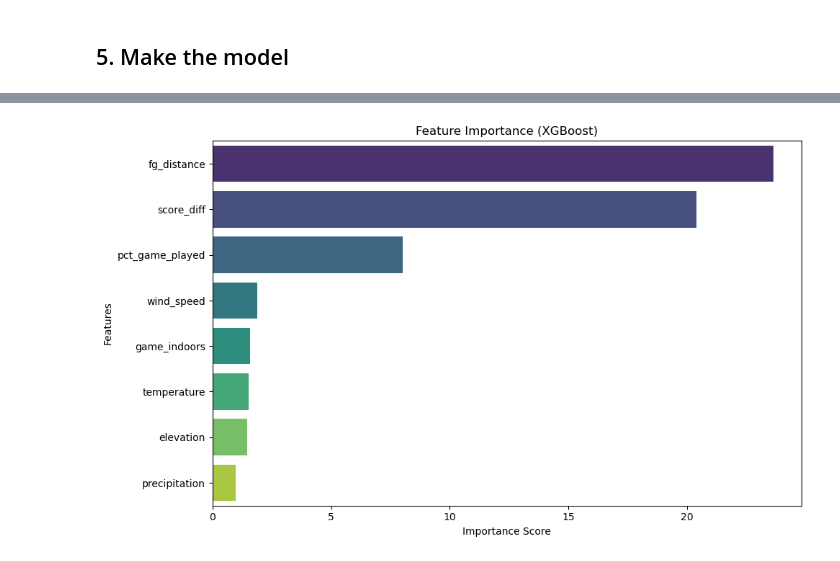
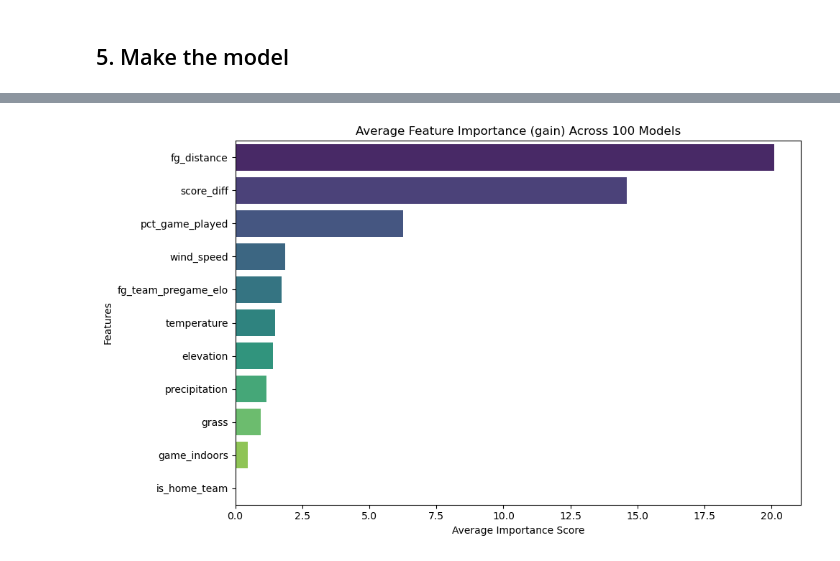
Before and after one commit to lneuendorf/4th-down-models, a Jupyter notebook: notebooks/field_goal.ipynb, the cells around one changed output, grey strips where cells are left out. Cells and saved outputs as stored; diff of their text form; code cells hidden in the pictures.

```diff
--- a/notebooks/field_goal.ipynb
+++ b/notebooks/field_goal.ipynb
@@ -27,7 +27,7 @@ with open('../config.json') as f:
 # %% [markdown]
 ## 1. Load the Data
 # %%
-YEARS = range(2014, 2025)
+YEARS = range(2010, 2025)
 DATA_DIR = '../data'
 # %%
 def convert_to_snake_case(cols):
@@ -351,6 +360,7 @@ df = df.assign(
     wind_speed = np.where(df.game_indoors, 0, df.wind_speed.fillna(int(df.wind_speed.mean()))),
     elevation = df.elevation.fillna(int(df.elevation.astype(float).mean())),
     precipitation = np.where(df.game_indoors, 0, df.precipitation.fillna(int(df.precipitation.mean()))),
+    fg_team_pregame_elo = np.where(df.offense == df.home_team, df.home_pregame_elo, df.away_pregame_elo),
 )
 
 df['elevation'] = df['elevation'].astype(float)
@@ -712,0 +638,14 @@ shap.summary_plot(shap_values, train_x)
+# %%
+all_shap_values = []
+
+background = data_train.drop(columns=['game_id', 'fg_made'])
+
+for model in tqdm(models, desc='Calculating SHAP values'):
+    explainer = shap.TreeExplainer(model)
+    shap_vals = explainer.shap_values(background)
+    all_shap_values.append(shap_vals)
+
+shap_values_array = np.stack(all_shap_values)  # shape: (n_models, n_samples, n_features)
+mean_shap_values = np.mean(shap_values_array, axis=0)  # shape: (n_samples, n_features)
+
+shap.summary_plot(mean_shap_values, background)
@@ -713,32 +654,38 @@ shap.summary_plot(shap_values, train_x)
 # %%
-def plot_feature_importance(model):
-    # Get feature importance scores
-    importance = model.get_score(importance_type="gain")  # weight, gain, cover
+def plot_aggregated_feature_importance(models, importance_type="gain"):
+    total_importance = {}
 
-    # Convert to a DataFrame for easier plotting
+    # Aggregate importances across all models
+    for model in tqdm(models, desc='Calculating Feature Importance'):
+        importance = model.get_score(importance_type=importance_type)
+        for feat, score in importance.items():
+            total_importance[feat] = total_importance.get(feat, 0) + score
+
+    # Average the importance by number of models
+    for feat in total_importance:
+        total_importance[feat] /= len(models)
+
     importance_df = pd.DataFrame({
-        "Feature": list(importance.keys()),
-        "Importance": list(importance.values())
+        "Feature": list(total_importance.keys()),
+        "Importance": list(total_importance.values())
     }).sort_values(by="Importance", ascending=False)
 
-    # Plot the bar chart
     plt.figure(figsize=(10, 6))
     sns.barplot(
         x="Importance",
         y="Feature",
         data=importance_df,
-        palette="viridis",  # Custom color palette
-        hue="Feature",      # Assign `Feature` to `hue`
-        dodge=False         # Avoid splitting bars
+        palette="viridis",
+        hue="Feature",
+        dodge=False
     )
-    plt.title("Feature Importance (XGBoost)")
-    plt.xlabel("Importance Score")
+    plt.title(f"Average Feature Importance ({importance_type}) Across {len(models)} Models")
+    plt.xlabel("Average Importance Score")
     plt.ylabel("Features")
-    plt.legend([], [], frameon=False)  # Remove the legend
+    plt.legend([], [], frameon=False)
     plt.tight_layout()
     plt.show()
 
-# Call the function
-plot_feature_importance(model)
+plot_aggregated_feature_importance(models, importance_type="gain") # gain, weight, cover
 # %% [output]
-[figure, old version]
+[figure, new version]
```
Also changed, not shown: parts of 38 cells of this notebook.
